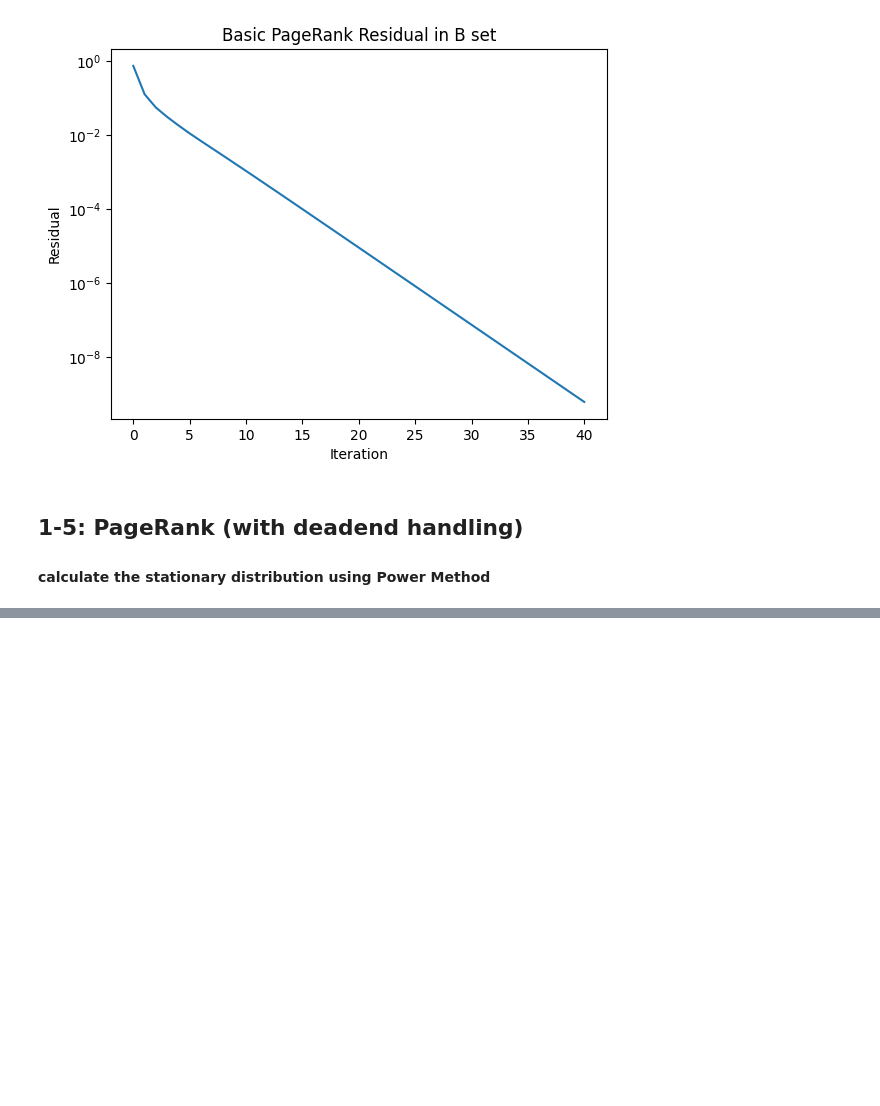
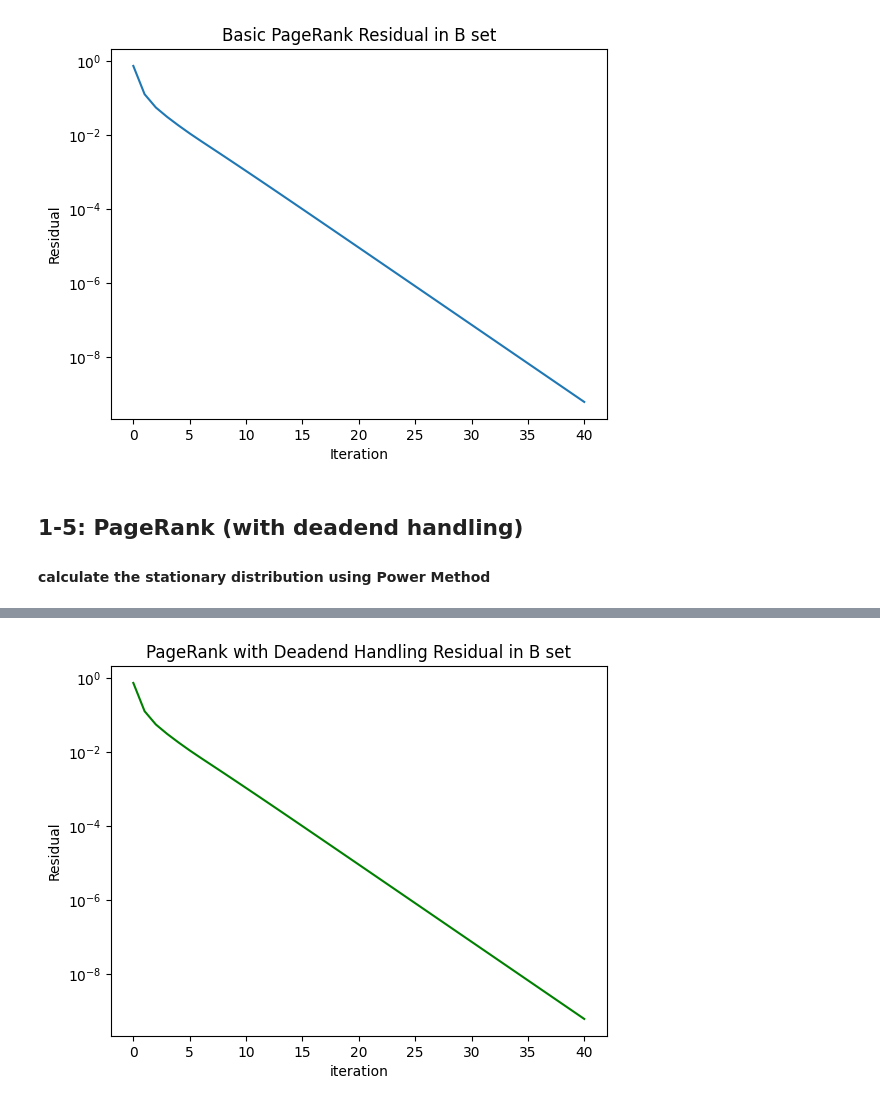
Before and after one commit to pouriaSameti/Mathematics-For-Data-Science, a Jupyter notebook: Project 3/notebook.ipynb, the cells around one changed output, grey strips where cells are left out. Cells and saved outputs as stored; diff of their text form; code cells hidden in the pictures; blank space fills up the shorter version.

```diff
--- a/Project 3/notebook.ipynb
+++ b/Project 3/notebook.ipynb
@@ -442,0 +510,9 @@ p_B, residuals_B = pageRank_deadend_fix(transition_matrix=P_B, out_degree=out_de
+# %%
+plt.figure()
+plt.semilogy(residuals_B, color='green')
+plt.xlabel("iteration")
+plt.ylabel("Residual")
+plt.title("PageRank with Deadend Handling Residual in B set")
+plt.show()
+# %% [output]
+[figure, added]
```
Also changed, not shown: parts of 4 cells of this notebook.
